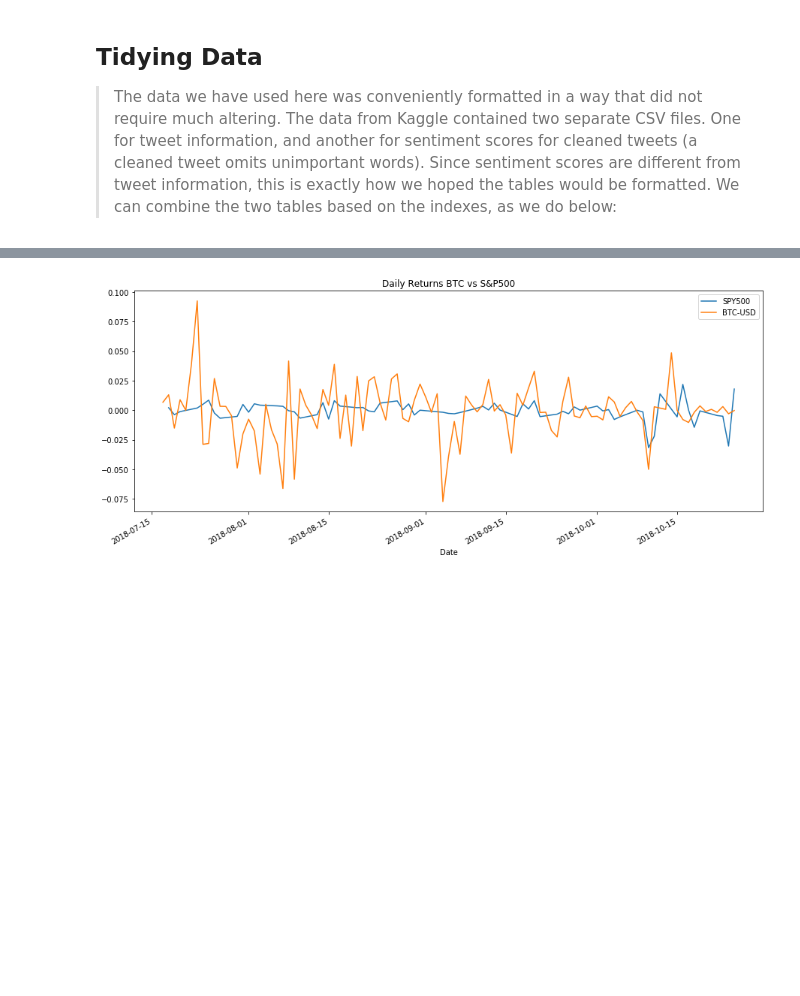
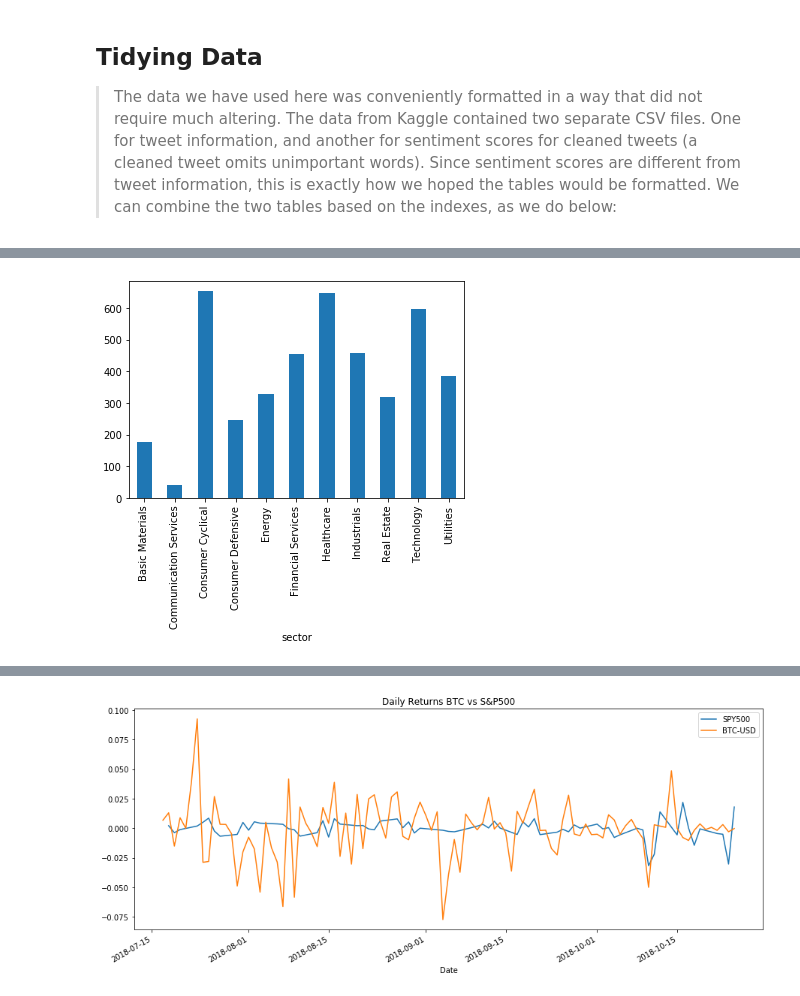
Before and after one commit to danellsworth/danellsworth.github.io, a Jupyter notebook: FinancialAnalysis.ipynb, the cells around one changed output, grey strips where cells are left out. Cells and saved outputs as stored; diff of their text form; code cells hidden in the pictures; blank space fills up the shorter version.

```diff
--- a/FinancialAnalysis.ipynb
+++ b/FinancialAnalysis.ipynb
@@ -93,0 +151,4 @@ Just for fun!
+# %%
+# read the data we have already scraped and saved locally
+StockSentimentDF = pd.read_csv('WebScrapedStockData.csv')
+StockSentimentDF['date'] = pd.to_datetime(StockSentimentDF['date']) #change date column to datetime object
@@ -93,0 +160,9 @@ Just for fun!
+# %%
+e = StockSentimentDF.groupby(['sector']).count()
+e["text"].plot.bar()
+
+# look at sector etf data
+SPY500 = web.DataReader('SPY', 'yahoo', start, end)
+BTC = web.DataReader('BTC-USD', 'yahoo', start, end)
+# %% [output]
+[figure, added]
```
Also changed, not shown: parts of 32 cells of this notebook, 3 other files.
